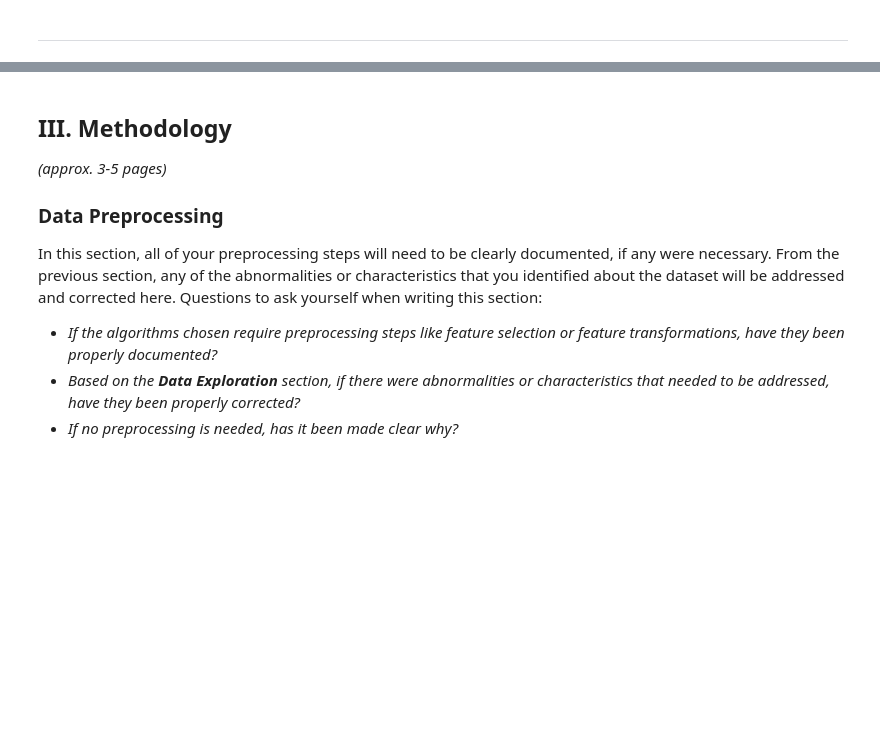
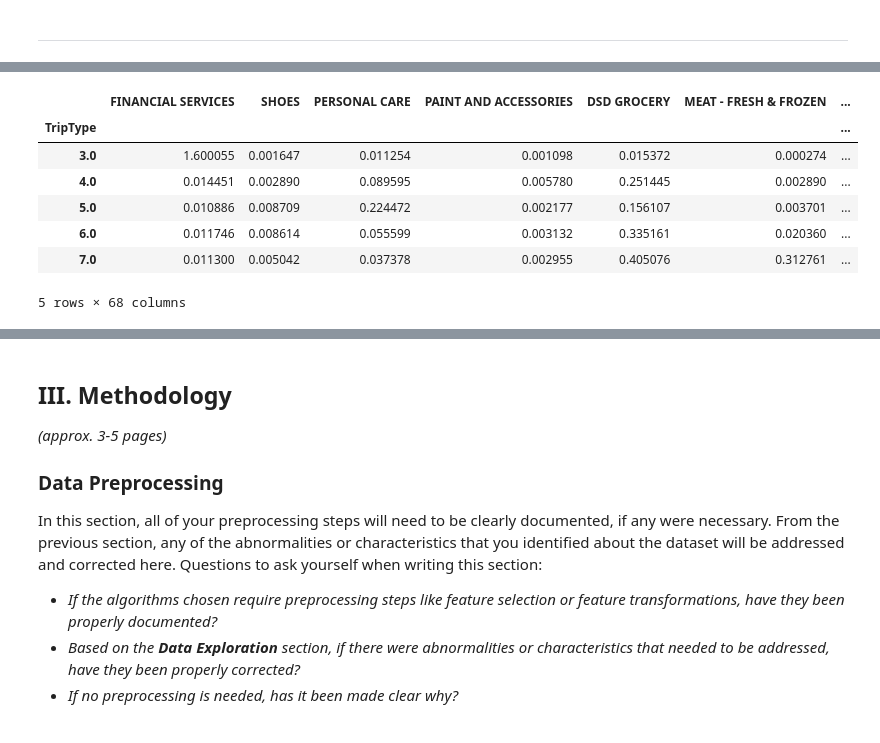
Before and after one commit to prosanes/machine-learning, a Jupyter notebook: projects/capstone/capstone_report.ipynb, the cells around one changed output, grey strips where cells are left out. Saved outputs shown, nothing was run; the diff lists cells and outputs as text; code cells hidden in the pictures; blank space fills up the shorter version.

```diff
--- a/projects/capstone/capstone_report.ipynb
+++ b/projects/capstone/capstone_report.ipynb
@@ -318,0 +279,12 @@ with pd.option_context('display.max_rows', 10, 'display.max_columns', 20):
+# %%
+department_means_by_trip_type = by_visit.drop(['VisitNumber', 'Weekday'], axis=1).groupby('TripType').mean()
+department_means_by_trip_type.head()
+# %% [output]
+|  | FINANCIAL SERVICES | SHOES | PERSONAL CARE | PAINT AND ACCESSORIES | DSD GROCERY | MEAT - FRESH & FROZEN | ... |
+| TripType |  |  |  |  |  |  | ... |
+| 3.0 | 1.600055 | 0.001647 | 0.011254 | 0.001098 | 0.015372 | 0.000274 | ... |
+| 4.0 | 0.014451 | 0.002890 | 0.089595 | 0.005780 | 0.251445 | 0.002890 | ... |
+| 5.0 | 0.010886 | 0.008709 | 0.224472 | 0.002177 | 0.156107 | 0.003701 | ... |
+| 6.0 | 0.011746 | 0.008614 | 0.055599 | 0.003132 | 0.335161 | 0.020360 | ... |
+| 7.0 | 0.011300 | 0.005042 | 0.037378 | 0.002955 | 0.405076 | 0.312761 | ... |
+5 rows × 68 columns
```
Also changed, not shown: parts of 20 cells of this notebook, 4 other files.
